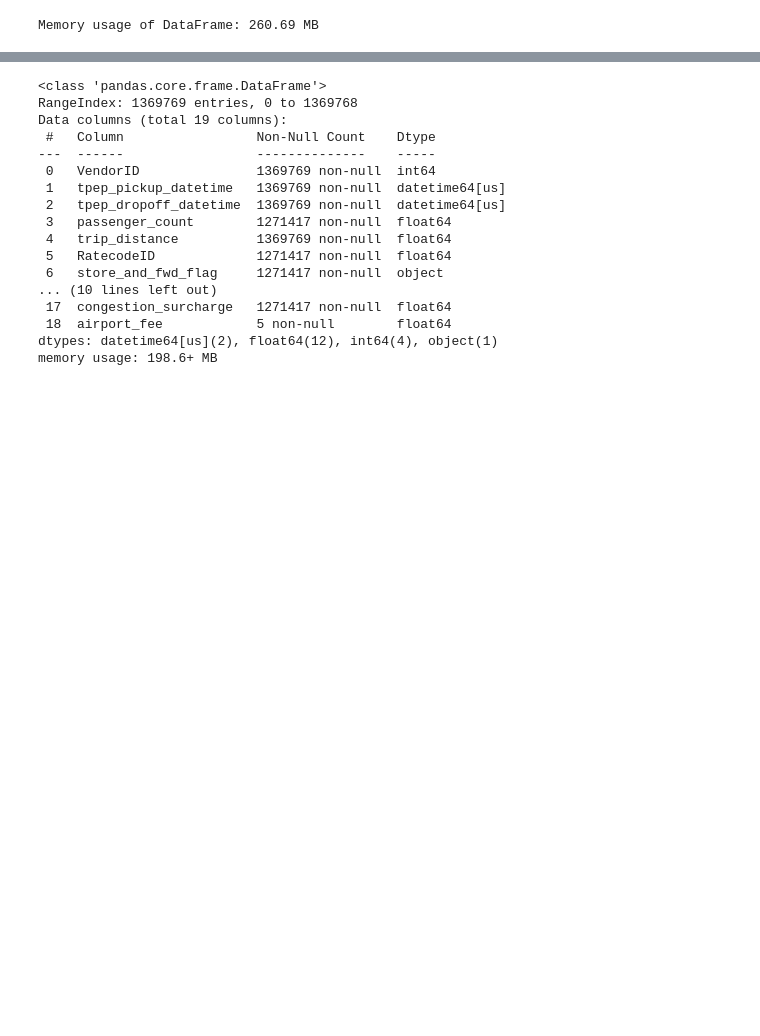
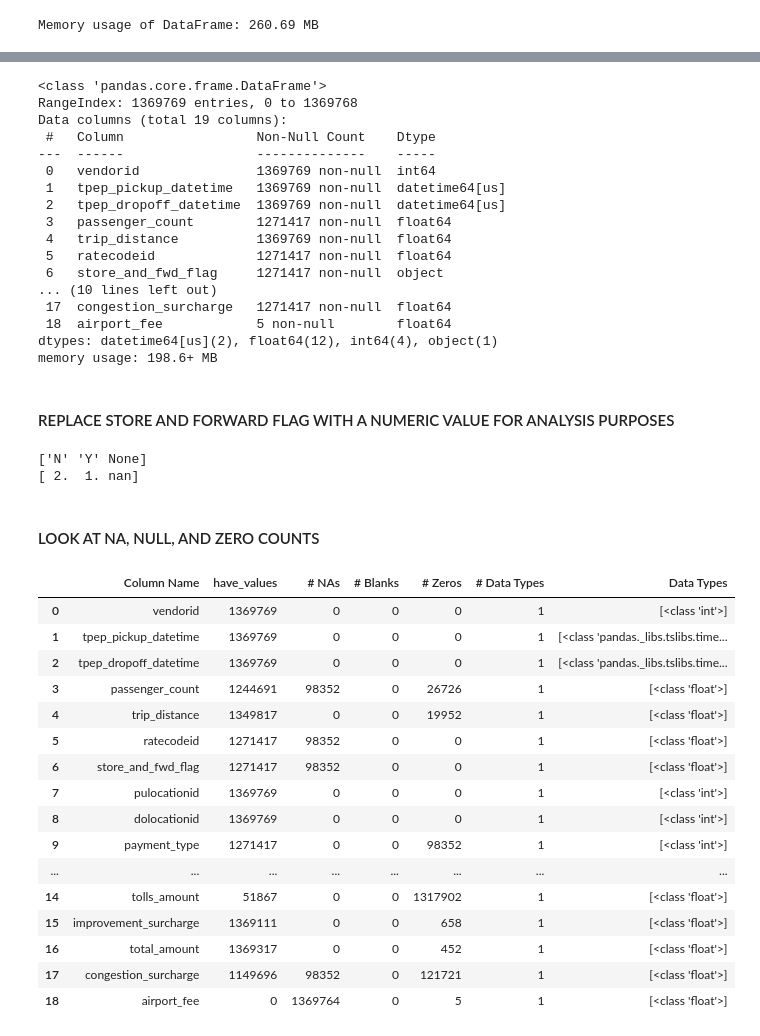
Before and after one commit to inner-outer-space/de-zoomcamp-2024, a Jupyter notebook: week_1_basics_n_setup/docker_sql/data-clean.ipynb, the cells around one changed output, grey strips where cells are left out. Drawn from its saved outputs; the diff is of its cells as text; code cells hidden in the pictures; blank space fills up the shorter version.

```diff
--- a/week_1_basics_n_setup/docker_sql/data-clean.ipynb
+++ b/week_1_basics_n_setup/docker_sql/data-clean.ipynb
@@ -31,22 +50,76 @@ Index(['VendorID', 'tpep_pickup_datetime', 'tpep_dropoff_datetime',
        'total_amount', 'congestion_surcharge', 'airport_fee'],
       dtype='object')
 # %%
-taxi_df.info()
+taxi_df_orig.info()
 # %% [output]
 <class 'pandas.core.frame.DataFrame'>
 RangeIndex: 1369769 entries, 0 to 1369768
 Data columns (total 19 columns):
  #   Column                 Non-Null Count    Dtype
 ---  ------                 --------------    -----
- 0   VendorID               1369769 non-null  int64
+ 0   vendorid               1369769 non-null  int64
  1   tpep_pickup_datetime   1369769 non-null  datetime64[us]
  2   tpep_dropoff_datetime  1369769 non-null  datetime64[us]
  3   passenger_count        1271417 non-null  float64
  4   trip_distance          1369769 non-null  float64
- 5   RatecodeID             1271417 non-null  float64
+ 5   ratecodeid             1271417 non-null  float64
  6   store_and_fwd_flag     1271417 non-null  object
 ... (10 lines left out)
  17  congestion_surcharge   1271417 non-null  float64
  18  airport_fee            5 non-null        float64
 dtypes: datetime64[us](2), float64(12), int64(4), object(1)
 memory usage: 198.6+ MB
+# %% [markdown]
+#### REPLACE STORE AND FORWARD FLAG WITH A NUMERIC VALUE FOR ANALYSIS PURPOSES
+# %%
+print(taxi_df_orig['store_and_fwd_flag'].unique())
+# Replace "Y" with 1 and "N" with 2
+taxi_df_orig['store_and_fwd_flag'] = taxi_df_orig['store_and_fwd_flag'].replace({"Y": 1, "N": 2}).astype(float)
+print(taxi_df_orig['store_and_fwd_flag'].unique())
+# %% [output]
+['N' 'Y' None]
+[ 2.  1. nan]
+# %% [markdown]
+#### LOOK AT NA, NULL, AND ZERO COUNTS
+# %%
+def nan_null_zero_datatypes(df):
+    have_values = [(df[col].notna() & (df[col] != 0)).sum() for col in df.columns]
+    nans = [df[col].isna().sum() for col in df.columns]
+    blanks = [(df[col] == ' ').sum() for col in df.columns]
+    zeros = [(df[col] == 0).sum() for col in df.columns]
+    data_types = [df[col].apply(lambda x: type(x)).unique() for col in df.columns]
+    len_data_types = [len(df[col].apply(lambda x: type(x)).unique()) for col in df.columns]
+
+
+    df_check = pd.DataFrame({
+        'Column Name': df.columns,
+        'have_values': have_values,
+        '# NAs': nans,
+        '# Blanks': blanks,
+        '# Zeros': zeros,
+        '# Data Types': len_data_types,
+        'Data Types': data_types
+    })
+
+    return df_check
+# %%
+df_info = nan_null_zero_datatypes(taxi_df_orig)
+df_info
+# %% [output]
+|  | Column Name | have_values | # NAs | # Blanks | # Zeros | # Data Types | Data Types |
+| 0 | vendorid | 1369769 | 0 | 0 | 0 | 1 | [<class 'int'>] |
+| 1 | tpep_pickup_datetime | 1369769 | 0 | 0 | 0 | 1 | [<class 'pandas._libs.tslibs.time... |
+| 2 | tpep_dropoff_datetime | 1369769 | 0 | 0 | 0 | 1 | [<class 'pandas._libs.tslibs.time... |
+| 3 | passenger_count | 1244691 | 98352 | 0 | 26726 | 1 | [<class 'float'>] |
+| 4 | trip_distance | 1349817 | 0 | 0 | 19952 | 1 | [<class 'float'>] |
+| 5 | ratecodeid | 1271417 | 98352 | 0 | 0 | 1 | [<class 'float'>] |
+| 6 | store_and_fwd_flag | 1271417 | 98352 | 0 | 0 | 1 | [<class 'float'>] |
+| 7 | pulocationid | 1369769 | 0 | 0 | 0 | 1 | [<class 'int'>] |
+| 8 | dolocationid | 1369769 | 0 | 0 | 0 | 1 | [<class 'int'>] |
+| 9 | payment_type | 1271417 | 0 | 0 | 98352 | 1 | [<class 'int'>] |
+| ... | ... | ... | ... | ... | ... | ... | ... |
+| 14 | tolls_amount | 51867 | 0 | 0 | 1317902 | 1 | [<class 'float'>] |
+| 15 | improvement_surcharge | 1369111 | 0 | 0 | 658 | 1 | [<class 'float'>] |
+| 16 | total_amount | 1369317 | 0 | 0 | 452 | 1 | [<class 'float'>] |
+| 17 | congestion_surcharge | 1149696 | 98352 | 0 | 121721 | 1 | [<class 'float'>] |
+| 18 | airport_fee | 0 | 1369764 | 0 | 5 | 1 | [<class 'float'>] |
```
Also changed, not shown: parts of 45 cells of this notebook.
